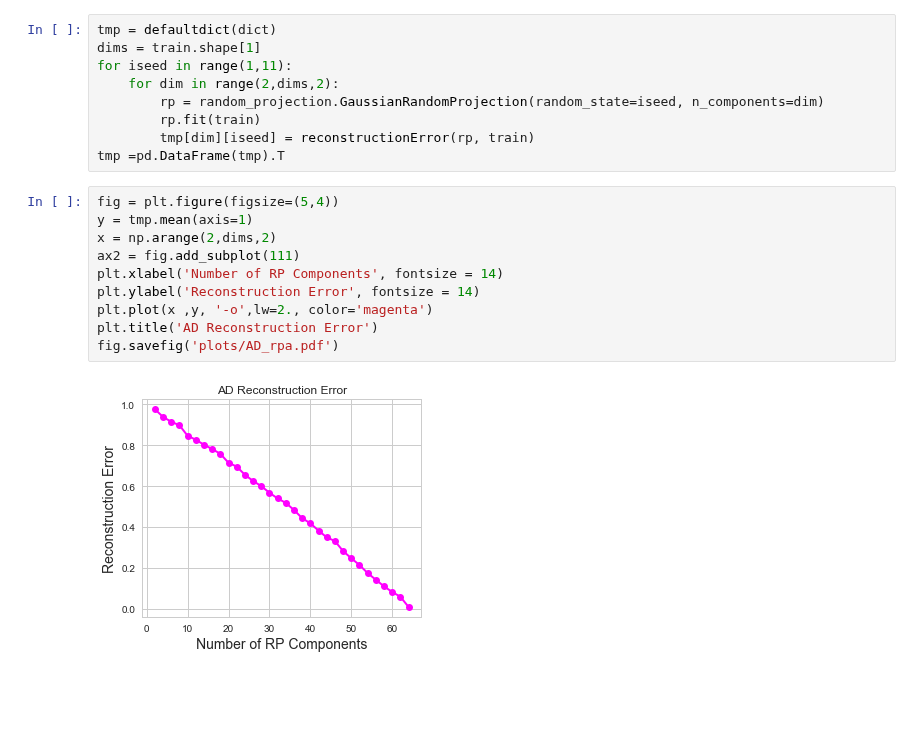
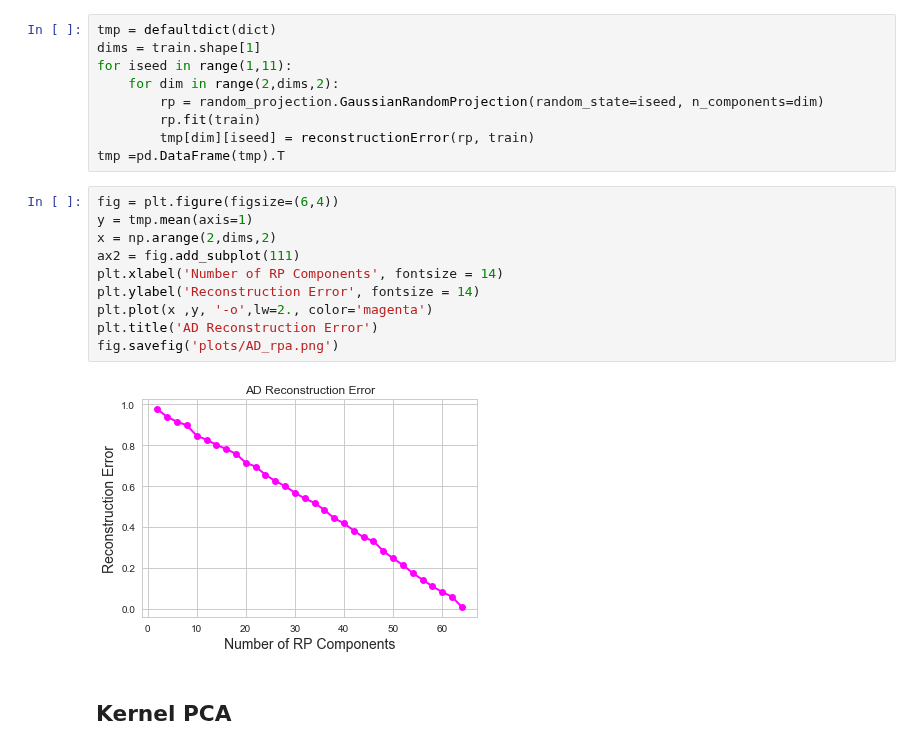
Before and after one commit to truzmeto/UnsupervisedLearning, a Jupyter notebook: AD.ipynb, the cells around one changed output. Cells and saved outputs as stored; diff of their text form; blank space fills up the shorter version.

```diff
--- a/AD.ipynb
+++ b/AD.ipynb
@@ -442,14 +442,16 @@ for iseed in range(1,11):
         tmp[dim][iseed] = reconstructionError(rp, train)
 tmp =pd.DataFrame(tmp).T
 # %%
-fig = plt.figure(figsize=(5,4))
+fig = plt.figure(figsize=(6,4))
 y = tmp.mean(axis=1)
 x = np.arange(2,dims,2)
 ax2 = fig.add_subplot(111)
 plt.xlabel('Number of RP Components', fontsize = 14)
 plt.ylabel('Reconstruction Error', fontsize = 14)
 plt.plot(x ,y, '-o',lw=2., color='magenta')
 plt.title('AD Reconstruction Error')
-fig.savefig('plots/AD_rpa.pdf')
+fig.savefig('plots/AD_rpa.png')
 # %% [output]
-[figure, old version]
+[figure, new version]
+# %% [markdown]
+## Kernel PCA
```
Also changed, not shown: parts of 6 cells of this notebook, 12 other files.
